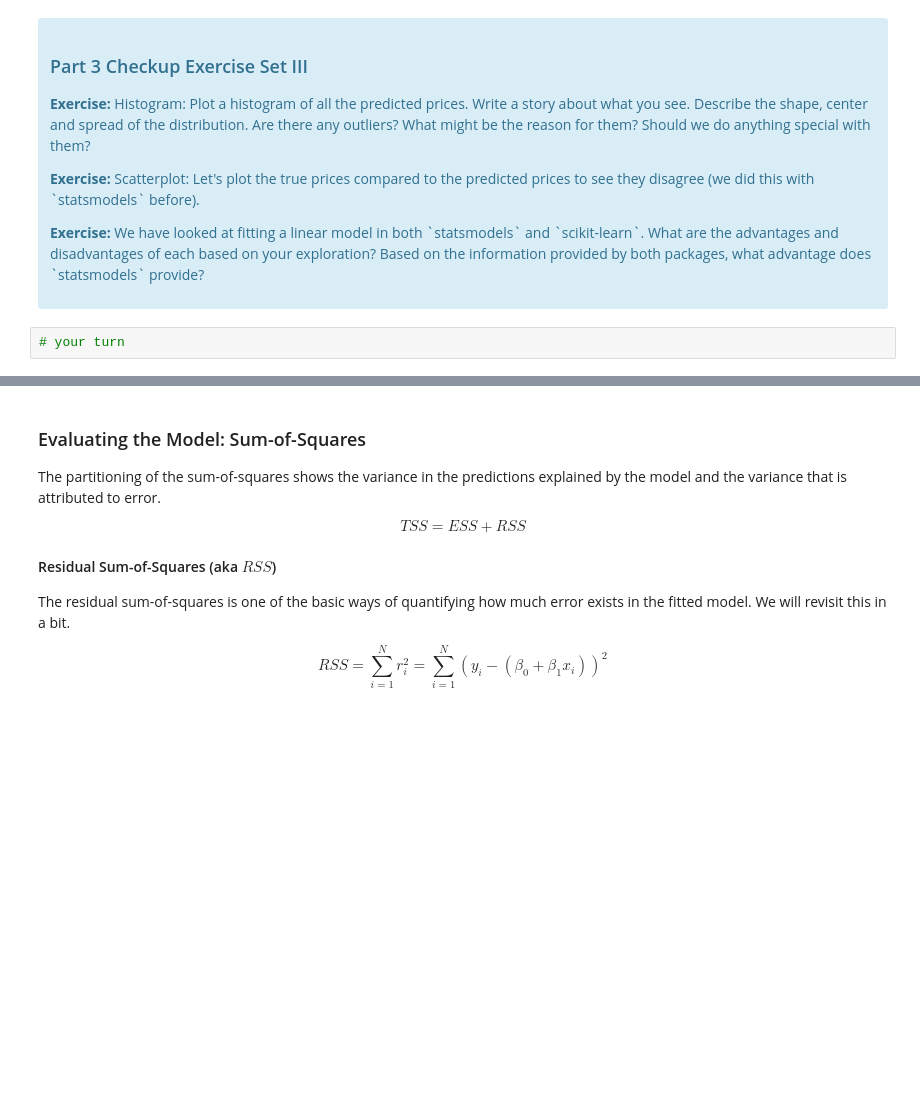
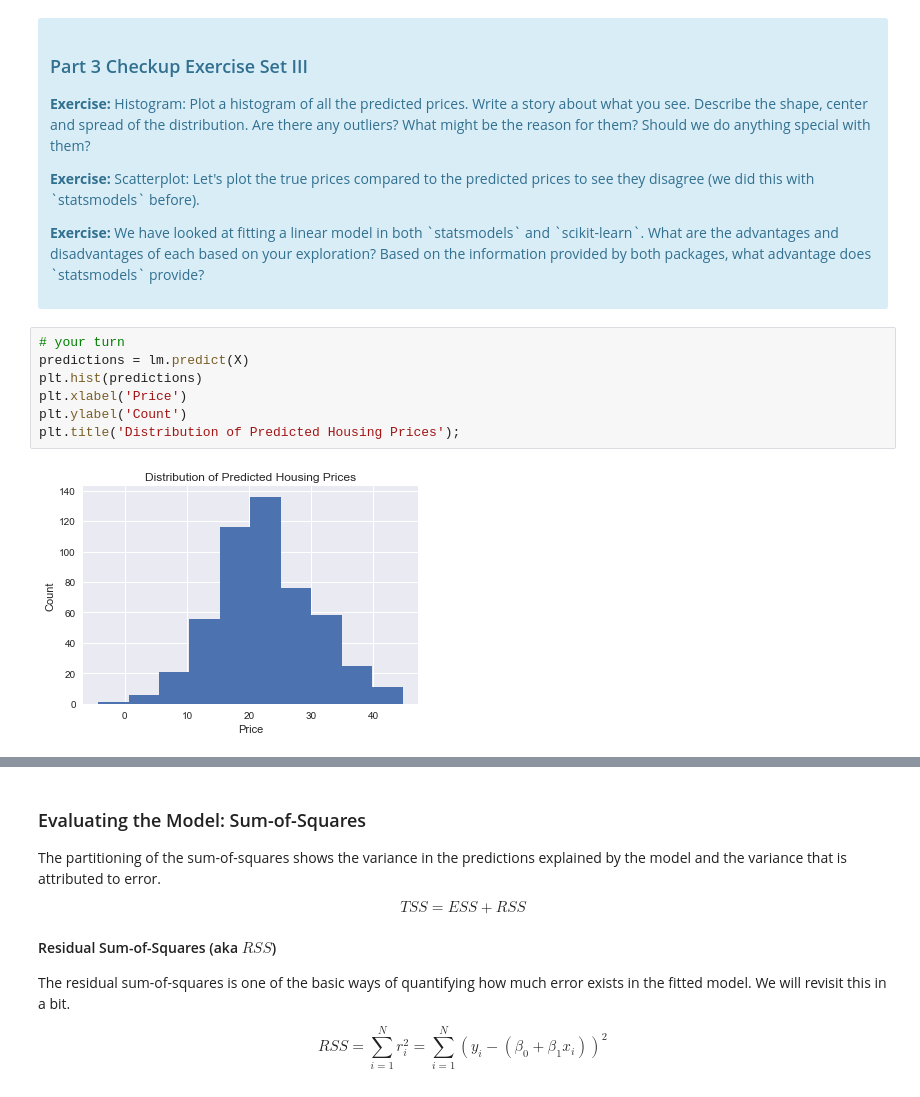
Before and after one commit to tloeber/Springboard, a Jupyter notebook: mini-project_regression/Mini_Project_Linear_Regression.ipynb, the cells around one changed output, grey strips where cells are left out. Saved outputs shown, nothing was run; the diff lists cells and outputs as text; blank space fills up the shorter version.

```diff
--- a/mini-project_regression/Mini_Project_Linear_Regression.ipynb
+++ b/mini-project_regression/Mini_Project_Linear_Regression.ipynb
@@ -480,5 +527,12 @@ array([30.00821269, 25.0298606 , 30.5702317 , 28.60814055, 27.94288232])
 
 <p><b>Exercise:</b> We have looked at fitting a linear model in both `statsmodels` and `scikit-learn`. What are the advantages and disadvantages of each based on your exploration? Based on the information provided by both packages, what advantage does `statsmodels` provide?</p>
 </div>
-# %%
-# your turn
+# %%
+# your turn
+predictions = lm.predict(X)
+plt.hist(predictions)
+plt.xlabel('Price')
+plt.ylabel('Count')
+plt.title('Distribution of Predicted Housing Prices');
+# %% [output]
+[figure, added]
```
Also changed, not shown: parts of 16 cells of this notebook.
